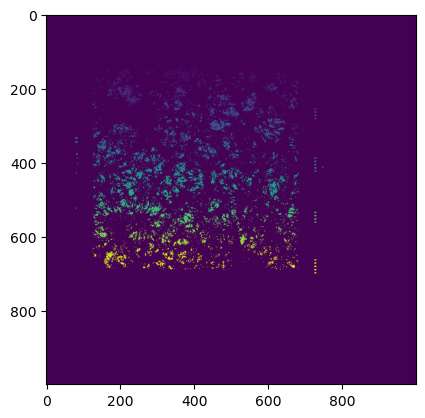
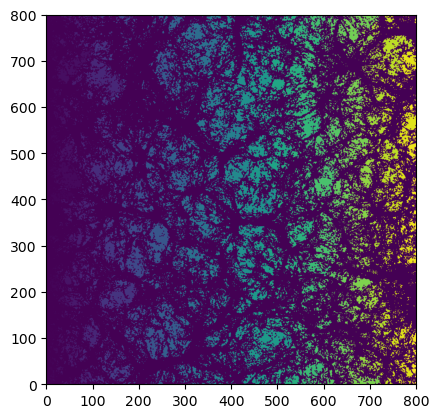
The change to this notebook cell's code, shown as a diff; its figure went from the first image to the second:
--- before
+++ after
@@ -1 +1 @@
-plt.imshow(la)
+plt.imshow(la.T, extent=[0, width, 0, height])

Commit: updated void finding code